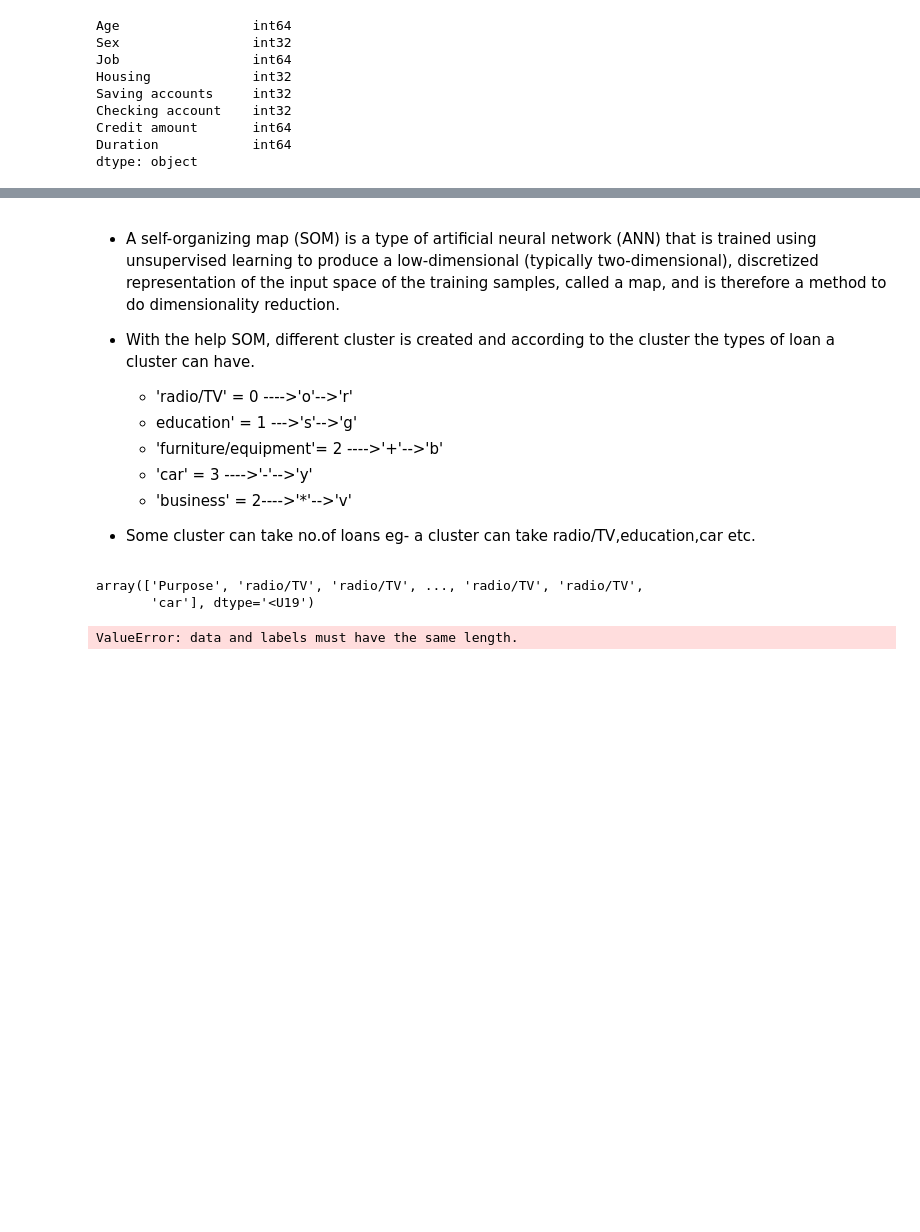
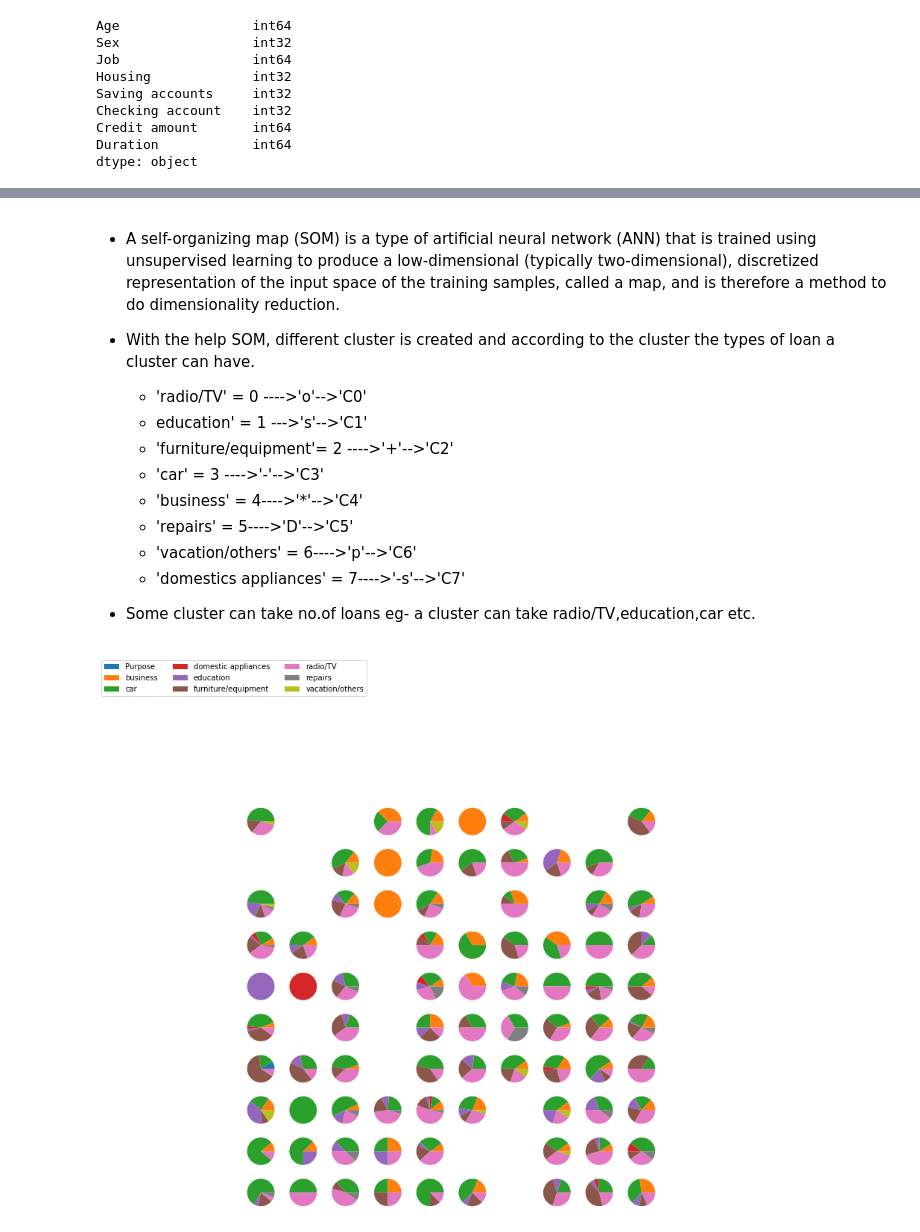
Before and after one commit to kaushik1580/Flipr_Internship_program, a Jupyter notebook: Assignment6/Project2/Assignment_06-Project-2.ipynb, the cells around one changed output, grey strips where cells are left out. Saved outputs shown, nothing was run; the diff lists cells and outputs as text; code cells hidden in the pictures; blank space fills up the shorter version.

```diff
--- a/Assignment6/Project2/Assignment_06-Project-2.ipynb
+++ b/Assignment6/Project2/Assignment_06-Project-2.ipynb
@@ -240,16 +226,15 @@ Training...
 # %% [markdown]
 - A self-organizing map (SOM) is a type of artificial neural network (ANN) that is trained using unsupervised learning to produce a low-dimensional (typically two-dimensional), discretized representation of the input space of the training samples, called a map, and is therefore a method to do dimensionality reduction.
 - With the help SOM, different cluster is created and according to the cluster the types of loan a cluster can have.
-    - 'radio/TV' = 0 ---->'o'-->'r'
-    - education' = 1 --->'s'-->'g'
-    - 'furniture/equipment'= 2 ---->'+'-->'b'
-    - 'car' = 3 ---->'-'-->'y'
-    - 'business' = 2---->'*'-->'v'
+    - 'radio/TV' = 0 ---->'o'-->'C0'
+    - education' = 1 --->'s'-->'C1'
+    - 'furniture/equipment'= 2 ---->'+'-->'C2'
+    - 'car' = 3 ---->'-'-->'C3'
+    - 'business' = 4---->'*'-->'C4'
+    - 'repairs' = 5---->'D'-->'C5'
+    - 'vacation/others' = 6---->'p'-->'C6'
+    - 'domestics appliances' = 7---->'-s'-->'C7'
 
 - Some cluster can take no.of loans eg- a cluster can take radio/TV,education,car etc.
 # %%
 label = np.genfromtxt('Dataset_II.csv', delimiter=',', usecols=(9), dtype=str)
-label
-# %% [output]
-array(['Purpose', 'radio/TV', 'radio/TV', ..., 'radio/TV', 'radio/TV',
-       'car'], dtype='<U19')
@@ -256,15 +244,19 @@ array(['Purpose', 'radio/TV', 'radio/TV', ..., 'radio/TV', 'radio/TV',
 # %%
+X=np.genfromtxt('data.csv', delimiter=',', usecols=(1, 2, 3, 4, 5, 6, 7, 8))
+from sklearn.preprocessing import MinMaxScaler
+scaler = MinMaxScaler(feature_range=(0,1))
+X = scaler.fit_transform(X)
+
 label = np.genfromtxt('Dataset_II.csv', delimiter=',', usecols=(9), dtype=str)
 labels_map = som.labels_map(X, label)
 label_names = np.unique(label)
-plt.figure(figsize=(70, 70))
-the_grid = GridSpec(70, 70)
+plt.figure(figsize=(10, 10))
+the_grid = gridspec.GridSpec(10, 10)
 for position in labels_map.keys():
     label_fracs = [labels_map[position][l] for l in label_names]
     plt.subplot(the_grid[6-position[1], position[0]], aspect=1)
     patches, texts = plt.pie(label_fracs)
 plt.legend(patches, label_names, bbox_to_anchor=(0., 6.5), ncol=3)
-plt.savefig('resulting_images/som_iris_pies.png')
 plt.show()
 # %% [output]
-ValueError: data and labels must have the same length.
+[figure, added]
```
Also changed, not shown: parts of 8 cells of this notebook.
